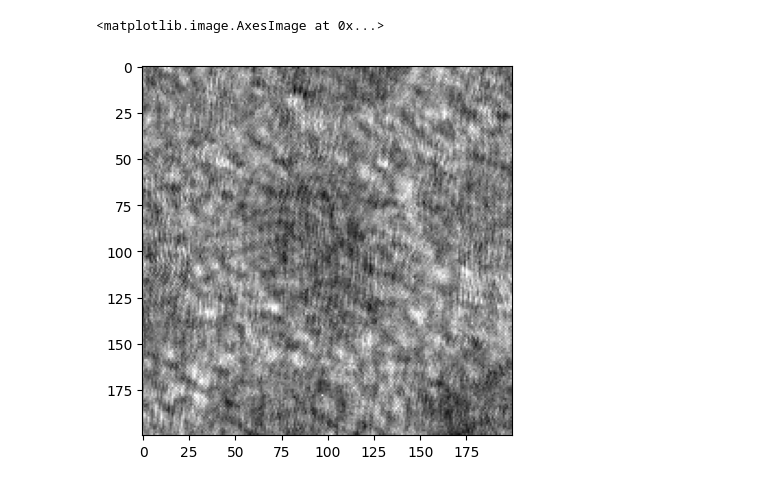
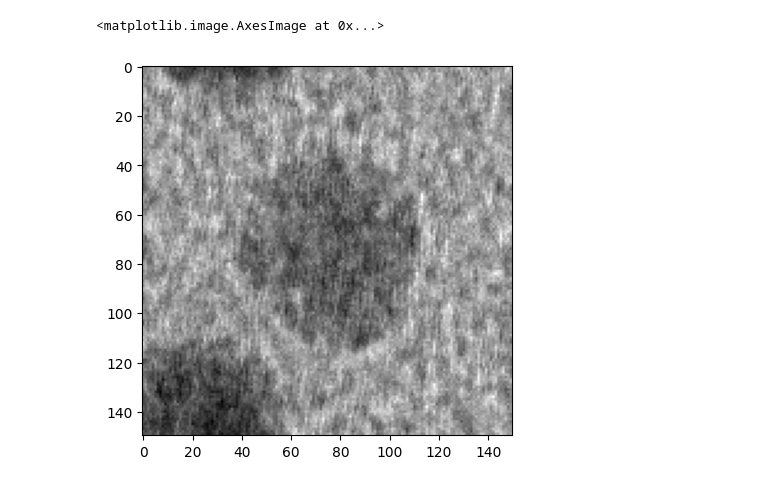
Before and after one commit to AhmedAnwari99/Nanoparticle-Segmentation, a Jupyter notebook: Nanoparticle_Segmentation.ipynb, the cells around one changed output. Drawn from its saved outputs; the diff is of its cells as text; code cells hidden in the pictures.

```diff
--- a/Nanoparticle_Segmentation.ipynb
+++ b/Nanoparticle_Segmentation.ipynb
@@ -3,11 +3,11 @@ import cv2
 import numpy as np
 import matplotlib.pyplot as plt
 # %%
-img_path = r"C:\Users\penda\Documents\Study Materials\Image Processing\PROJECT\PROJECT DATASET\Images\TEM39\TEM39_crop2.jpg"
+img_path = r"C:\Users\penda\Documents\Study Materials\Image Processing\PROJECT\PROJECT DATASET\Images\TEM67\TEM67_crop24.jpg"
 image = cv2.imread(img_path)
 gray = cv2.cvtColor(image, cv2.COLOR_BGR2GRAY)
 
 plt.imshow(gray, cmap="gray")
 # %% [output]
 <matplotlib.image.AxesImage at 0x...>
-[figure, old version]
+[figure, new version]
```
Also changed, not shown: parts of 7 cells of this notebook.
